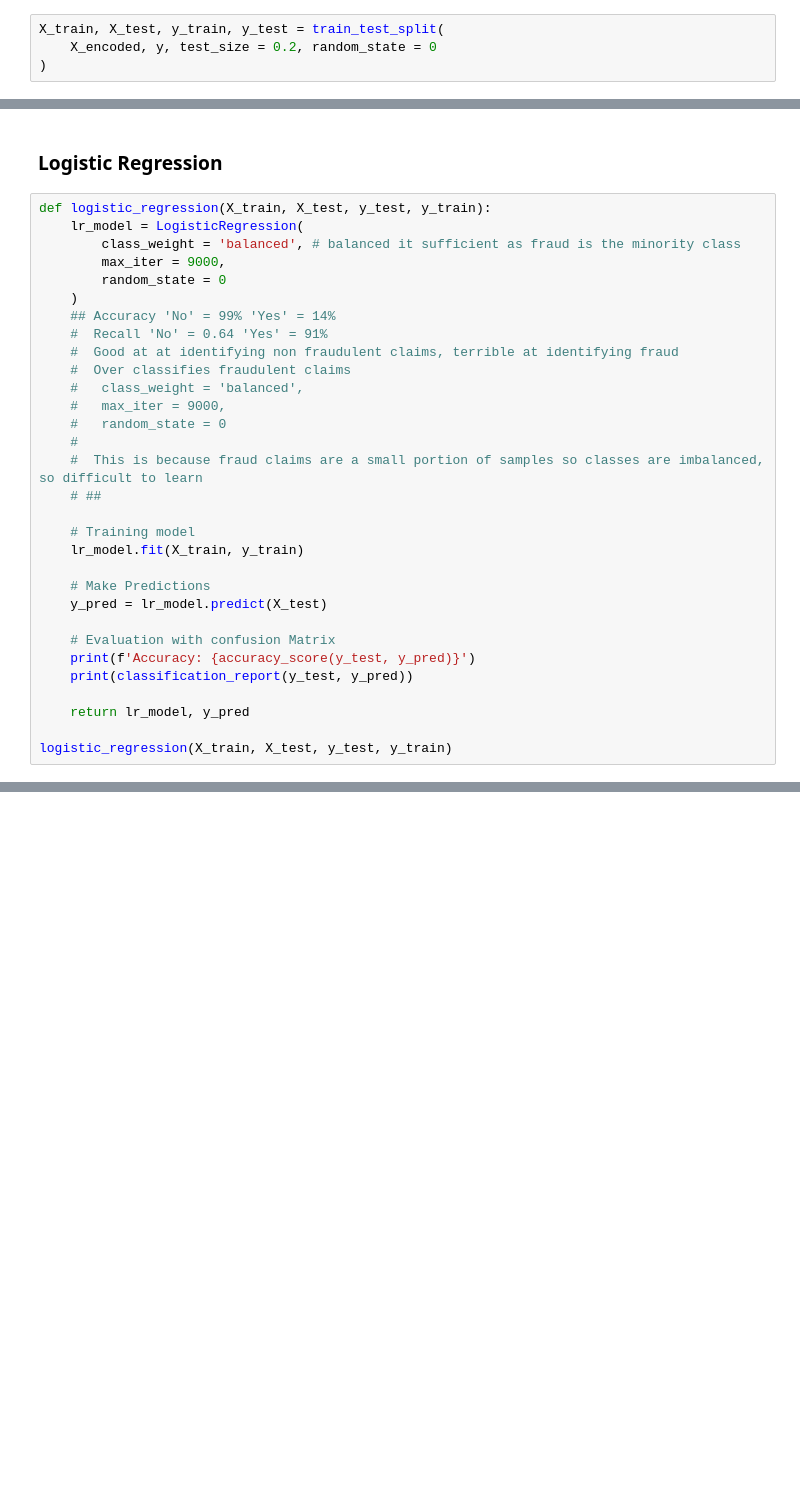
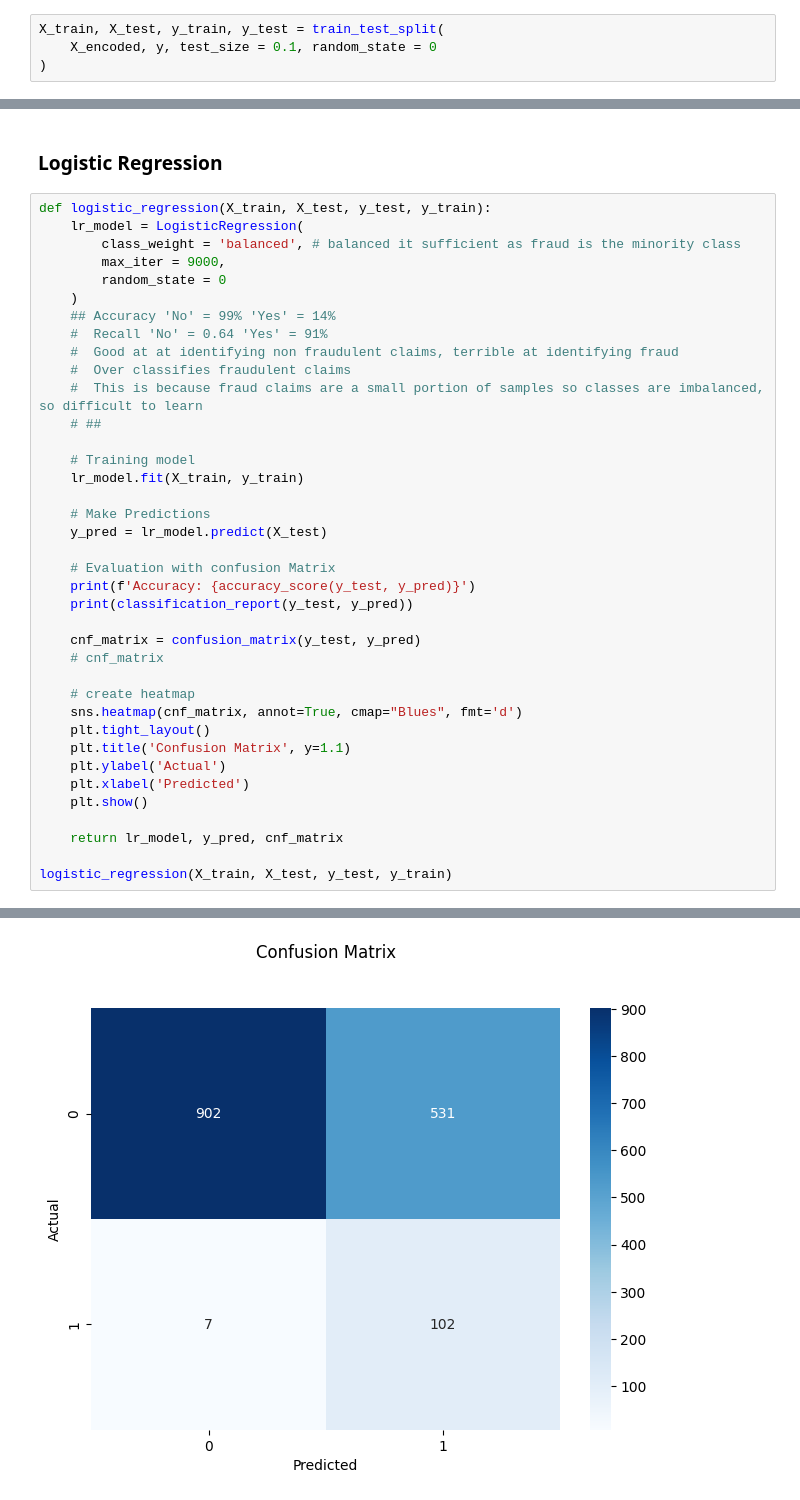
Before and after one commit to esorrie/Vehicle-Fraud, a Jupyter notebook: main.ipynb, the cells around one changed output, grey strips where cells are left out. Saved outputs shown, nothing was run; the diff lists cells and outputs as text; blank space fills up the shorter version.

Commit message:
added heatmap for confusion matrix

```diff
--- a/main.ipynb
+++ b/main.ipynb
@@ -127,7 +129,7 @@ X_encoded = X_encoded.drop(categorical_columns, axis = 1)
 ### Splitting Dataset, Train and Test
 # %%
 X_train, X_test, y_train, y_test = train_test_split(
-    X_encoded, y, test_size = 0.2, random_state = 0
+    X_encoded, y, test_size = 0.1, random_state = 0
 )
 # %% [markdown]
 ## Building Algorithms to Test Various Methods
@@ -144,10 +146,6 @@ def logistic_regression(X_train, X_test, y_test, y_train):
     #  Recall 'No' = 0.64 'Yes' = 91%
     #  Good at at identifying non fraudulent claims, terrible at identifying fraud
     #  Over classifies fraudulent claims
-    #   class_weight = 'balanced',
-    #   max_iter = 9000,
-    #   random_state = 0
-    #
     #  This is because fraud claims are a small portion of samples so classes are imbalanced, so difficult to learn
     # ##
 
@@ -161,7 +159,18 @@ def logistic_regression(X_train, X_test, y_test, y_train):
     print(f'Accuracy: {accuracy_score(y_test, y_pred)}')
     print(classification_report(y_test, y_pred))
 
-    return lr_model, y_pred
+    cnf_matrix = confusion_matrix(y_test, y_pred)
+    # cnf_matrix
+
+    # create heatmap
+    sns.heatmap(cnf_matrix, annot=True, cmap="Blues", fmt='d')
+    plt.tight_layout()
+    plt.title('Confusion Matrix', y=1.1)
+    plt.ylabel('Actual')
+    plt.xlabel('Predicted')
+    plt.show()
+
+    return lr_model, y_pred, cnf_matrix
 
 logistic_regression(X_train, X_test, y_test, y_train)
 # %% [output]
@@ -177 +186,2 @@ weighted avg       0.94      0.65      0.75      3084
+[figure, added]
 (LogisticRegression(class_weight='balanced', max_iter=9000, random_state=0),
```
Also changed, not shown: parts of 2 cells of this notebook.
